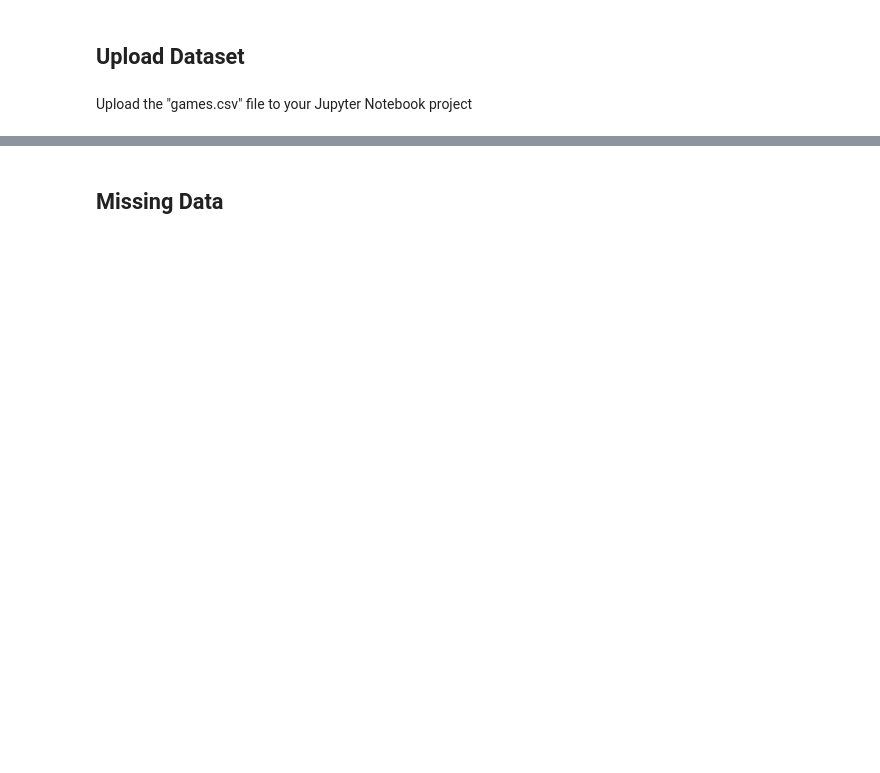
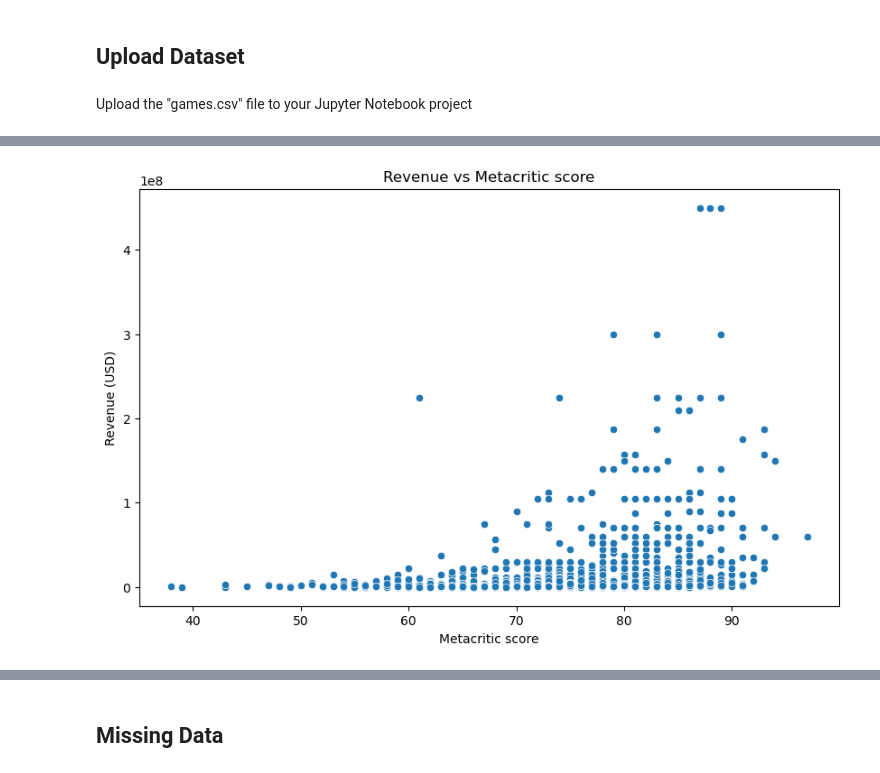
Before and after one commit to evan-carey/cst383-project, a Jupyter notebook: predicting_the_next_big_game.ipynb, the cells around one changed output, grey strips where cells are left out. Cells and saved outputs as stored; diff of their text form; code cells hidden in the pictures; blank space fills up the shorter version.

```diff
--- a/predicting_the_next_big_game.ipynb
+++ b/predicting_the_next_big_game.ipynb
@@ -58,7 +60,14 @@ $( document ).ready(code_toggle);
 # %% [markdown]
 Upload the "games.csv" file to your Jupyter Notebook project
 # %%
-df = pd.read_csv("https://github.com/evan-carey/cst383-project/raw/refs/heads/main/converted.csv")
+# NOTE: I am using a local copy of the data because it's slow to download from GitHub
+# If you want to use the data from GitHub, uncomment the line below and comment out the line after it
+
+# df = pd.read_csv("https://github.com/evan-carey/cst383-project/raw/refs/heads/main/converted.csv")
+df = pd.read_csv("converted.csv")
+
+# drop columns that are not useful for analysis
+df.drop(['Header image', 'Website', 'Support url', 'Support email', 'Metacritic url', 'Screenshots', 'Movies'], axis=1, inplace=True)
 # %%
 df.info()
 # %% [output]
@@ -93,0 +122,36 @@ df.describe()
+# %%
+# looking at sales data
+
+# remove rows with no sales data
+df = df[df['Estimated owners'] != '0 - 0']
+# remove rows with no price data (free games)
+df = df[df['Price'] != 0.0]
+
+# remove rows with no metacritic score
+df = df[df['Metacritic score'] != 0]
+
+# drop Dota 2 because it is an outlier
+df = df[df['Estimated owners'] != '100000000 - 200000000']
+# drop some other outliers (games with 20,000,000 - 50,000,000 owners)
+df = df[df['Estimated owners'] != '20000000 - 50000000']
+# drop the lowest revenue games (games with 0 - 20,000 owners)
+df = df[df['Estimated owners'] != '0 - 20000']
+
+
+# convert 'Estimated owners' to a float by taking the average of the range
+df['estimated_num_owners'] = df['Estimated owners'].str.split(' - ').apply(lambda x: (float(x[0]) + float(x[1])) / 2)
+
+# add a column for 'revenue', which is 'estimated_num_owners' * 'Price'
+df['revenue'] = (df['estimated_num_owners'] * df['Price']).round()
+
+# remove the outlier with the highest revenue
+df = df[df['revenue'] != df['revenue'].max()]
+
+# plot revenue vs metacritic score
+plt.figure(figsize=(10, 6))
+sns.scatterplot(data=df, x='Metacritic score', y='revenue')
+plt.title('Revenue vs Metacritic score')
+plt.ylabel('Revenue (USD)')
+plt.show()
+# %% [output]
+[figure, added]
```
Also changed, not shown: parts of 9 cells of this notebook.
